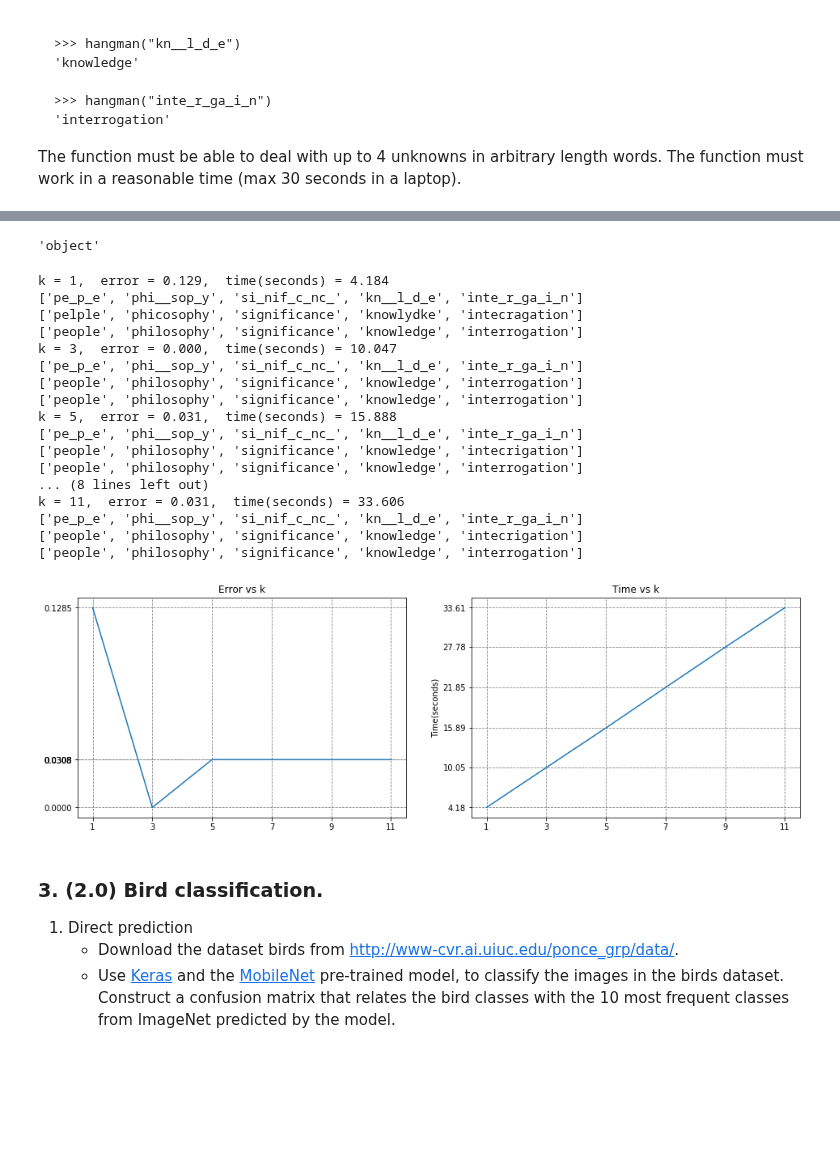
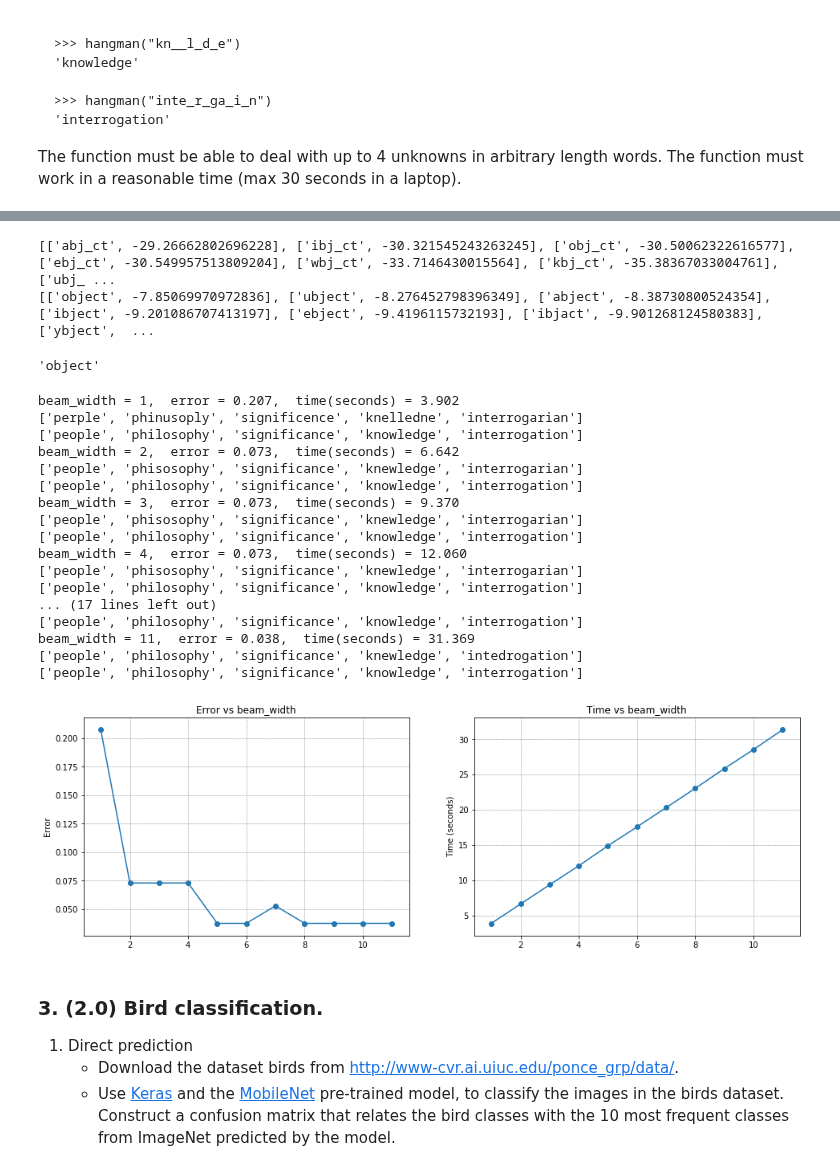
Before and after one commit to ingJSNA/machineLearning2018, a Jupyter notebook: assign4/ml-assign4-jsnavarroa.ipynb, the cells around one changed output, grey strips where cells are left out. Saved outputs shown, nothing was run; the diff lists cells and outputs as text; code cells hidden in the pictures; blank space fills up the shorter version.

```diff
--- a/assign4/ml-assign4-jsnavarroa.ipynb
+++ b/assign4/ml-assign4-jsnavarroa.ipynb
@@ -391,9 +407,11 @@ print (log_likelihood(model, "the thing in itself"))
 # %%
+from operator import itemgetter, attrgetter
+
 alphabet = ['a', 'b', 'c', 'd', 'e', 'f', 'g', 'h', 'i', 'j', 'k', 'l', 'm', 'n', 'o',
             'p', 'q', 'r', 's', 't', 'u', 'v', 'w', 'x', 'y', 'z']
 missing_char = '_'
 
-def hangman(word, k=5):
+def hangman(word, beam_width=5, debug=False):
     ### your code here
     all_candidates = [[word, float('-inf')]]
 
@@ -411,18 +429,23 @@ def hangman(word, k=5):
                 next_candidates.append([new_word, score])
 
         # order all candidates by score
-        ordered = sorted(next_candidates, key=lambda tup:tup[1], reverse=True)
+        ordered = sorted(next_candidates, key=itemgetter(1), reverse=True)
 
-        # select k best
-        all_candidates = ordered[:k]
+        # select beam_width best
+        all_candidates = ordered[:beam_width]
+        if(debug):
+            print(all_candidates)
 
     best = all_candidates[0]
 
     return best[0]
 
-hangman("_bj_ct", k=10) # "object"
+hangman("_bj_ct", beam_width=10, debug=True) # "object"
+#hangman("inte_r_ga_i_n", beam_width=10, debug=True) # "interrogation"
 # %% [output]
-'object'
+[['abj_ct', -29.26662802696228], ['ibj_ct', -30.321545243263245], ['obj_ct', -30.50062322616577], ['ebj_ct', -30.549957513809204], ['wbj_ct', -33.7146430015564], ['kbj_ct', -35.38367033004761], ['ubj_ ...
+[['object', -7.85069970972836], ['ubject', -8.276452798396349], ['abject', -8.38730800524354], ['ibject', -9.201086707413197], ['ebject', -9.4196115732193], ['ibjact', -9.901268124580383], ['ybject',  ...
+'object'
 # %%
 import time
 
@@ -436,74 +459,72 @@ def matching_error(a, b):
 vMatching_error = np.vectorize(matching_error)
 
 # Test values
-inputs = ["pe_p_e", "phi__sop_y", "si_nif_c_nc_", "kn__l_d_e", "inte_r_ga_i_n"]
+inputs =   ["pe_p_e", "phi__sop_y", "si_nif_c_nc_", "kn__l_d_e", "inte_r_ga_i_n"]
 expected = ['people', 'philosophy', 'significance', 'knowledge', 'interrogation']
 
 errors = []
 times = []
 
 # Call hangman with different k values
-K = np.arange(1, len(alphabet)+1, step=2)
+K = np.arange(1, len(alphabet)+1, step=1)
 
-for k in K:
+for beam_width in K:
     outputs =[]
     start_time = time.time()
 
     for i, c in zip(inputs, expected):
-        output = hangman(i, k)
+        output = hangman(i, beam_width)
         outputs.append(output)
 
     exec_time = time.time() - start_time
     error = np.mean(vMatching_error(expected, outputs))
     times.append(exec_time)
     errors.append(error)
-    print("k = {},  error = {:.3f},  time(seconds) = {:.3f}".format(k, error, exec_time))
-    print(inputs)
+    print("beam_width = {},  error = {:.3f},  time(seconds) = {:.3f}".format(beam_width, error, exec_time))
     print(outputs)
     print(expected)
+
     if(exec_time > 30):
         break;
 # %% [output]
-k = 1,  error = 0.129,  time(seconds) = 4.184
-['pe_p_e', 'phi__sop_y', 'si_nif_c_nc_', 'kn__l_d_e', 'inte_r_ga_i_n']
-['pelple', 'phicosophy', 'significance', 'knowlydke', 'intecragation']
+beam_width = 1,  error = 0.207,  time(seconds) = 3.902
+['perple', 'phinusoply', 'significence', 'knelledne', 'interrogarian']
 ['people', 'philosophy', 'significance', 'knowledge', 'interrogation']
-k = 3,  error = 0.000,  time(seconds) = 10.047
-['pe_p_e', 'phi__sop_y', 'si_nif_c_nc_', 'kn__l_d_e', 'inte_r_ga_i_n']
+beam_width = 2,  error = 0.073,  time(seconds) = 6.642
+['people', 'phisosophy', 'significance', 'knewledge', 'interrogarian']
 ['people', 'philosophy', 'significance', 'knowledge', 'interrogation']
+beam_width = 3,  error = 0.073,  time(seconds) = 9.370
+['people', 'phisosophy', 'significance', 'knewledge', 'interrogarian']
 ['people', 'philosophy', 'significance', 'knowledge', 'interrogation']
-k = 5,  error = 0.031,  time(seconds) = 15.888
-['pe_p_e', 'phi__sop_y', 'si_nif_c_nc_', 'kn__l_d_e', 'inte_r_ga_i_n']
-['people', 'philosophy', 'significance', 'knowledge', 'intecrigation']
+beam_width = 4,  error = 0.073,  time(seconds) = 12.060
+['people', 'phisosophy', 'significance', 'knewledge', 'interrogarian']
 ['people', 'philosophy', 'significance', 'knowledge', 'interrogation']
-... (8 lines left out)
-k = 11,  error = 0.031,  time(seconds) = 33.606
-['pe_p_e', 'phi__sop_y', 'si_nif_c_nc_', 'kn__l_d_e', 'inte_r_ga_i_n']
-['people', 'philosophy', 'significance', 'knowledge', 'intecrigation']
+... (17 lines left out)
 ['people', 'philosophy', 'significance', 'knowledge', 'interrogation']
+beam_width = 11,  error = 0.038,  time(seconds) = 31.369
+['people', 'philosophy', 'significance', 'knewledge', 'intedrogation']
+['people', 'philosophy', 'significance', 'knowledge', 'interrogation']
 # %%
 K = K[:len(errors)]
 
 # Plot errors and times
 fig, (ax1, ax2) = plt.subplots(1, 2, figsize=(8*2, 5))
 
-ax1.set_title("Error vs k")
+ax1.set_title("Error vs beam_width")
 ax1.plot(K, errors)
-ax1.set_xticks(K)
-ax2.set_ylabel('Error')
-ax1.set_yticks(errors)
-ax1.grid(color='gray', linestyle='--')
+ax1.scatter(K, errors)
+ax1.set_ylabel('Error')
+ax1.grid(color='gray', linestyle='--', linewidth=0.5)
 
-ax2.set_title("Time vs k")
+ax2.set_title("Time vs beam_width")
 ax2.plot(K, times)
-ax2.set_xticks(K)
-ax2.set_ylabel('Time(seconds)')
-ax2.set_yticks(times)
-ax2.grid(color='gray', linestyle='--')
+ax2.scatter(K, times)
+ax2.set_ylabel('Time (seconds)')
+ax2.grid(color='gray', linestyle='--', linewidth=0.5)
 
 plt.show()
 # %% [output]
-[figure, old version]
+[figure, new version]
 # %% [markdown]
 ### 3. (2.0) Bird classification.
 
```
Also changed, not shown: parts of 6 cells of this notebook, 1 other file.
